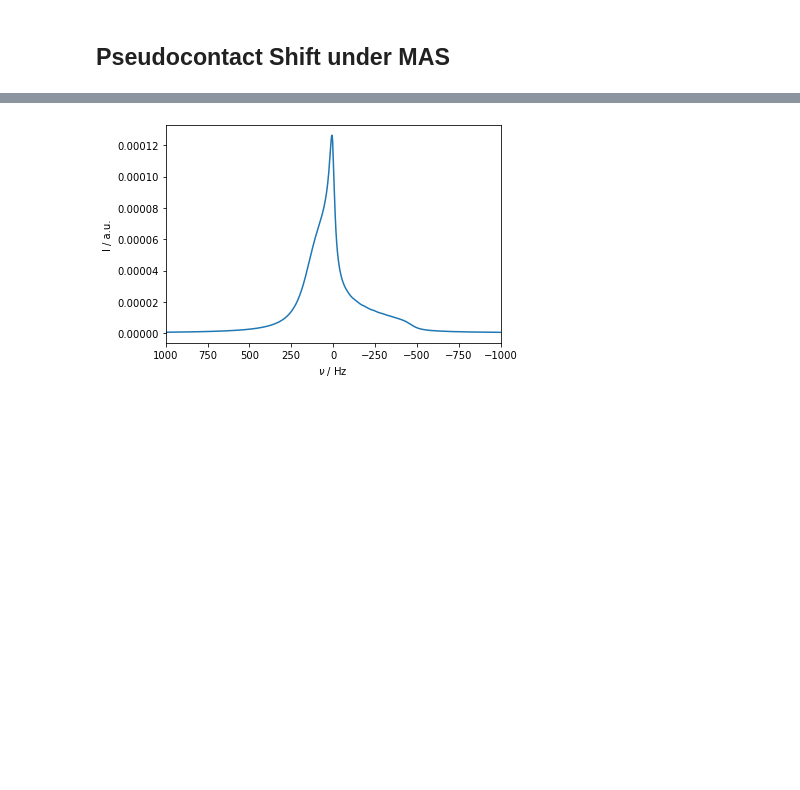
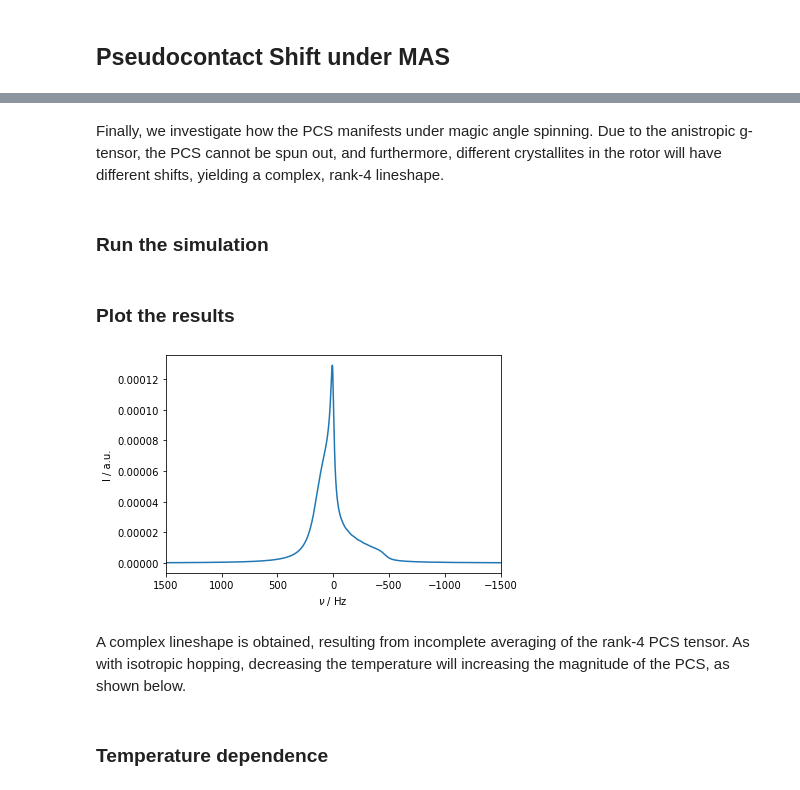
Before and after one commit to alsinmr/SLEEPY_tutorial, a Jupyter notebook: Chapters/Chapter5/Ch5_PseudoContactShift.ipynb, the cells around one changed output, grey strips where cells are left out. Saved outputs shown, nothing was run; the diff lists cells and outputs as text; code cells hidden in the pictures; blank space fills up the shorter version.

```diff
--- a/Chapters/Chapter5/Ch5_PseudoContactShift.ipynb
+++ b/Chapters/Chapter5/Ch5_PseudoContactShift.ipynb
@@ -590,21 +272,31 @@ _=ax.legend([r'T=$\infty$','T=200 K','T=50 K'])
+# %% [markdown]
+Finally, we investigate how the PCS manifests under magic angle spinning. Due to the anistropic g-tensor, the PCS cannot be spun out, and furthermore, different crystallites in the rotor will have different shifts, yielding a complex, rank-4 lineshape.
+# %% [markdown]
+### Run the simulation
 # %%
 delta=sl.Tools.dipole_coupling(1,'e-','13C')    #10 Angstroms from electron
-pwd=sl.PowderAvg(q=4)
-ex=sl.ExpSys(v0H=600,Nucs=['13C','e-'],vr=6000,LF=True,T_K=200,pwdavg=pwd,n_gamma=30)  #Electron-nuclear system
+ex=sl.ExpSys(v0H=600,Nucs=['13C','e-'],vr=6000,LF=True,T_K=200,pwdavg=4,n_gamma=30)  #Electron-nuclear system
 ex.set_inter('hyperfine',i0=0,i1=1,Axx=-delta/2,Ayy=-delta/2,Azz=delta)
 ex.set_inter('g',i=1,gxx=1,gyy=1,gzz=4)
 
 L=sl.Liouvillian(ex)        #Generate a Liouvillian
 
-L.add_relax('T1',i=1,T1=1e-7,OS=True,Thermal=True)  #1 microsecond T1
-L.add_relax('T2',i=1,T2=1e-7,OS=True) #1 ns T2, required for physical system when T1 is present
+L.add_relax('T1',i=1,T1=1e-7,OS=True,Thermal=True)
+L.add_relax('T2',i=1,T2=1e-7,OS=True)
 
 seq=L.Sequence() #Generate an empty sequence
 
-rho=sl.Rho('13Cx','13Cp')  #Generate initial state, detection operator
-rho.DetProp(seq,n=8000,n_per_seq=1) #Propagate the system
-rho.downmix()
-ax=rho.plot(FT=True,apodize=True) #Plot the results into the same axis
-_=ax.set_xlim([1500,-1500])
+rho200=sl.Rho('13Cx','13Cp')  #Generate initial state, detection operator
+_=rho200.DetProp(seq,n=8000,n_per_seq=1) #Propagate the system
-# %% [output]
-[figure, removed]
+# %% [markdown]
+### Plot the results
+# %%
+rho200.downmix()
+ax=rho200.plot(FT=True) #Plot the results into the same axis
+_=ax.set_xlim([1500,-1500])
+# %% [output]
+[figure, added]
+# %% [markdown]
+A complex lineshape is obtained, resulting from incomplete averaging of the rank-4 PCS tensor. As with isotropic hopping, decreasing the temperature will increasing the magnitude of the PCS, as shown below.
+# %% [markdown]
+### Temperature dependence
```
Also changed, not shown: parts of 55 cells of this notebook, 11 other files.
